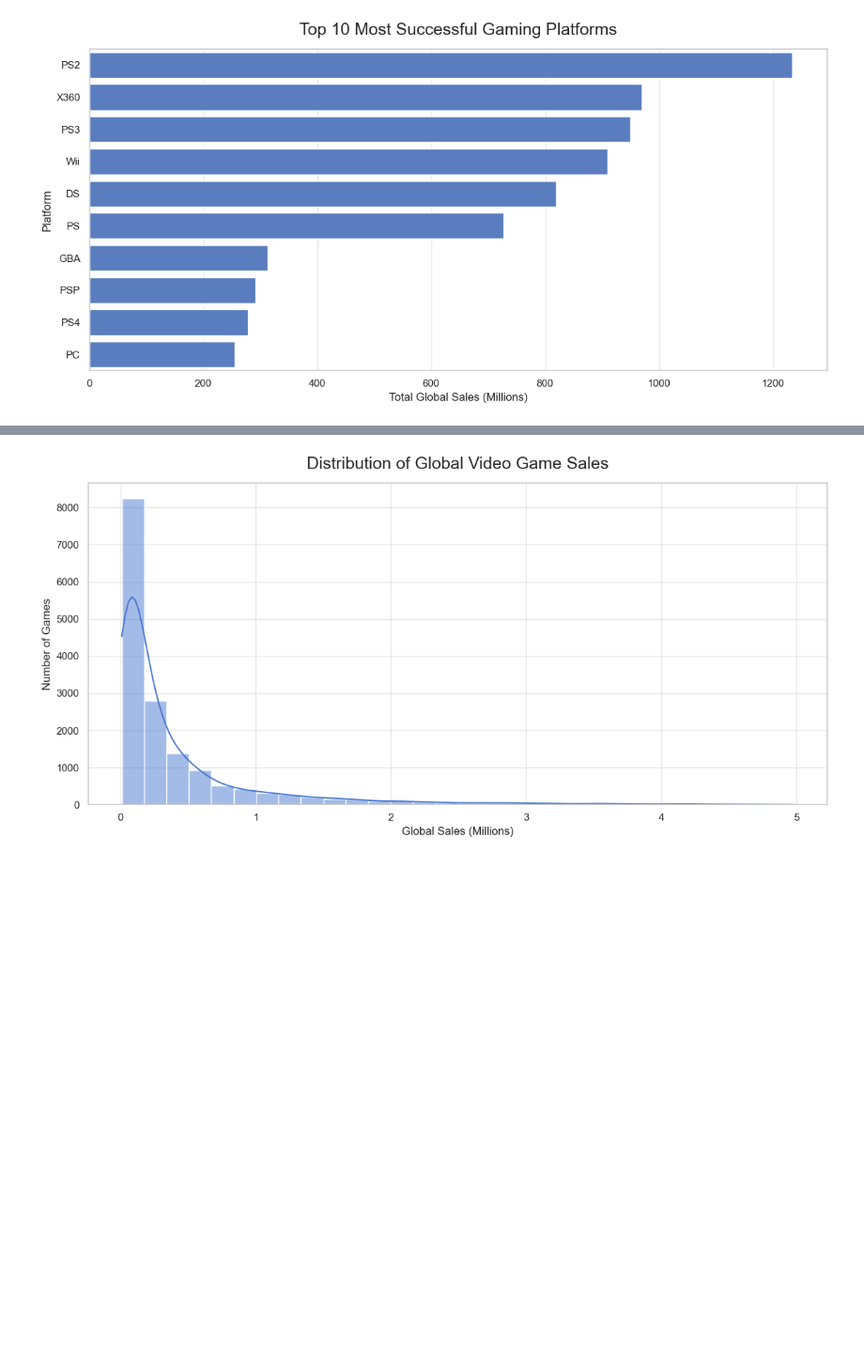
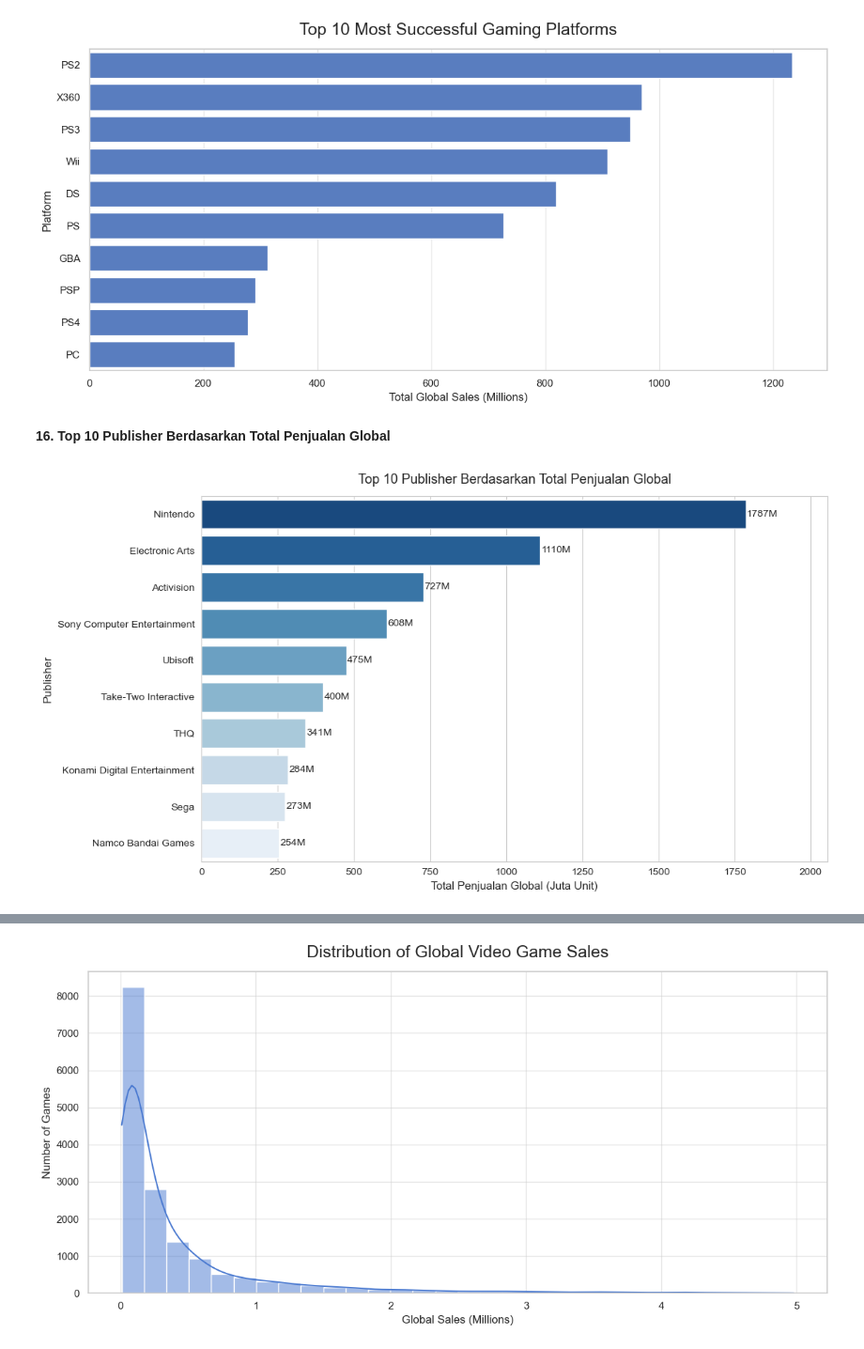
Before and after one commit to MuhammadShidqiHanifUSK/A_UAS_PrakVisDat_Klp5, a Jupyter notebook: notebooks/eda.ipynb, the cells around one changed output, grey strips where cells are left out. Shown at 94% size. Drawn from its saved outputs; the diff is of its cells as text; code cells hidden in the pictures; blank space fills up the shorter version.

```diff
--- a/notebooks/eda.ipynb
+++ b/notebooks/eda.ipynb
@@ -283,3 +374,38 @@ plt.tight_layout()
 plt.show()
 # %% [output]
 [figure]
+# %% [markdown]
+**16. Top 10 Publisher Berdasarkan Total Penjualan Global**
+# %%
+sns.set_style('whitegrid')
+
+publisher_sales = (
+    df.groupby('Publisher')['Global_Sales']
+    .sum()
+    .sort_values(ascending=False)
+    .head(10)
+    .reset_index()
+)
+
+plt.figure(figsize=(11, 6))
+bars = sns.barplot(
+    data=publisher_sales,
+    x='Global_Sales',
+    y='Publisher',
+    palette='Blues_r'
+)
+for bar in bars.patches:
+    bars.text(
+        bar.get_width() + 3,
+        bar.get_y() + bar.get_height() / 2,
+        f'{bar.get_width():.0f}M',
+        va='center', ha='left', fontsize=10
+    )
+plt.title('Top 10 Publisher Berdasarkan Total Penjualan Global', fontsize=13, pad=12)
+plt.xlabel('Total Penjualan Global (Juta Unit)', fontsize=11)
+plt.ylabel('Publisher', fontsize=11)
+plt.xlim(0, publisher_sales['Global_Sales'].max() * 1.15)
+plt.tight_layout()
+plt.show()
+# %% [output]
+[figure, added]
```
Also changed, not shown: parts of 26 cells of this notebook.
